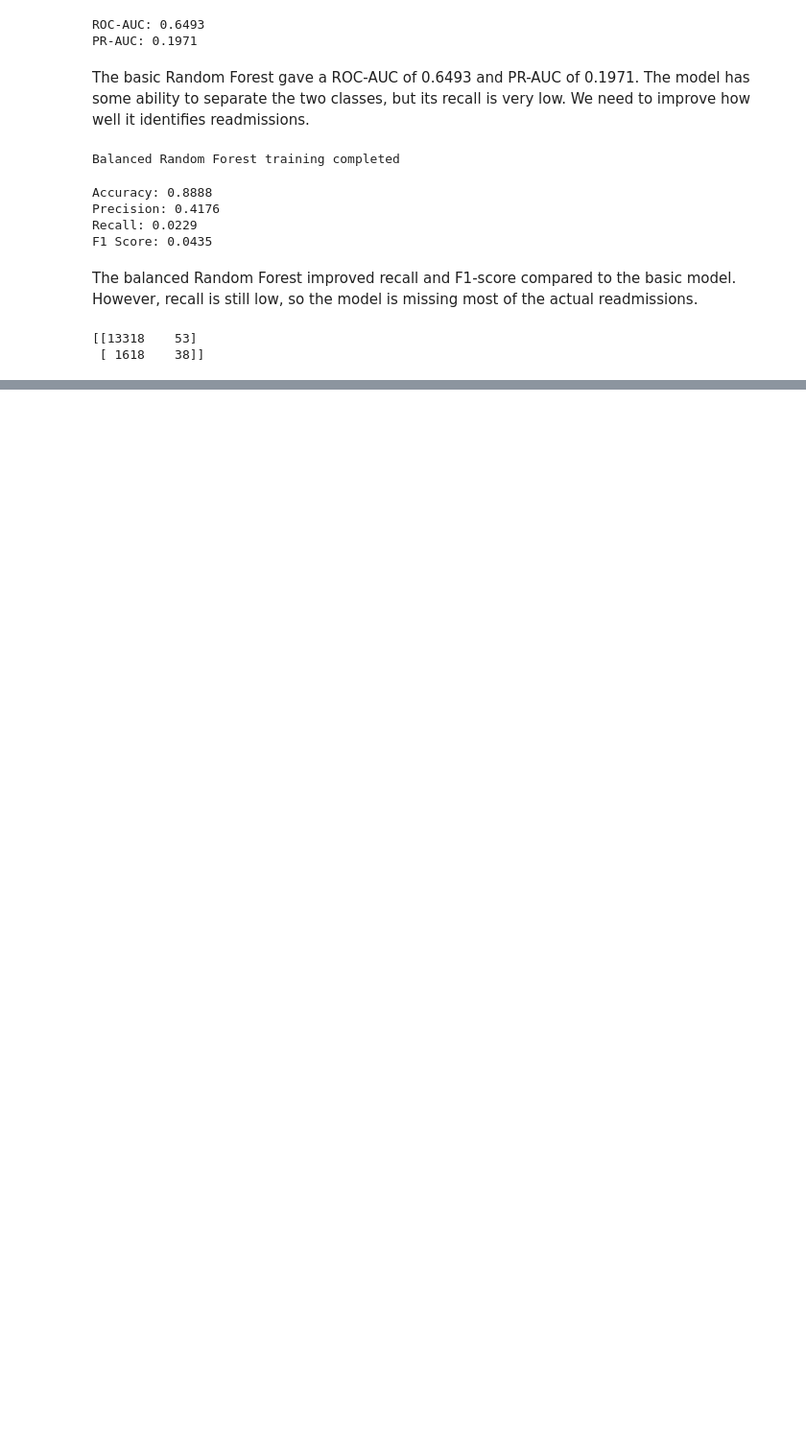
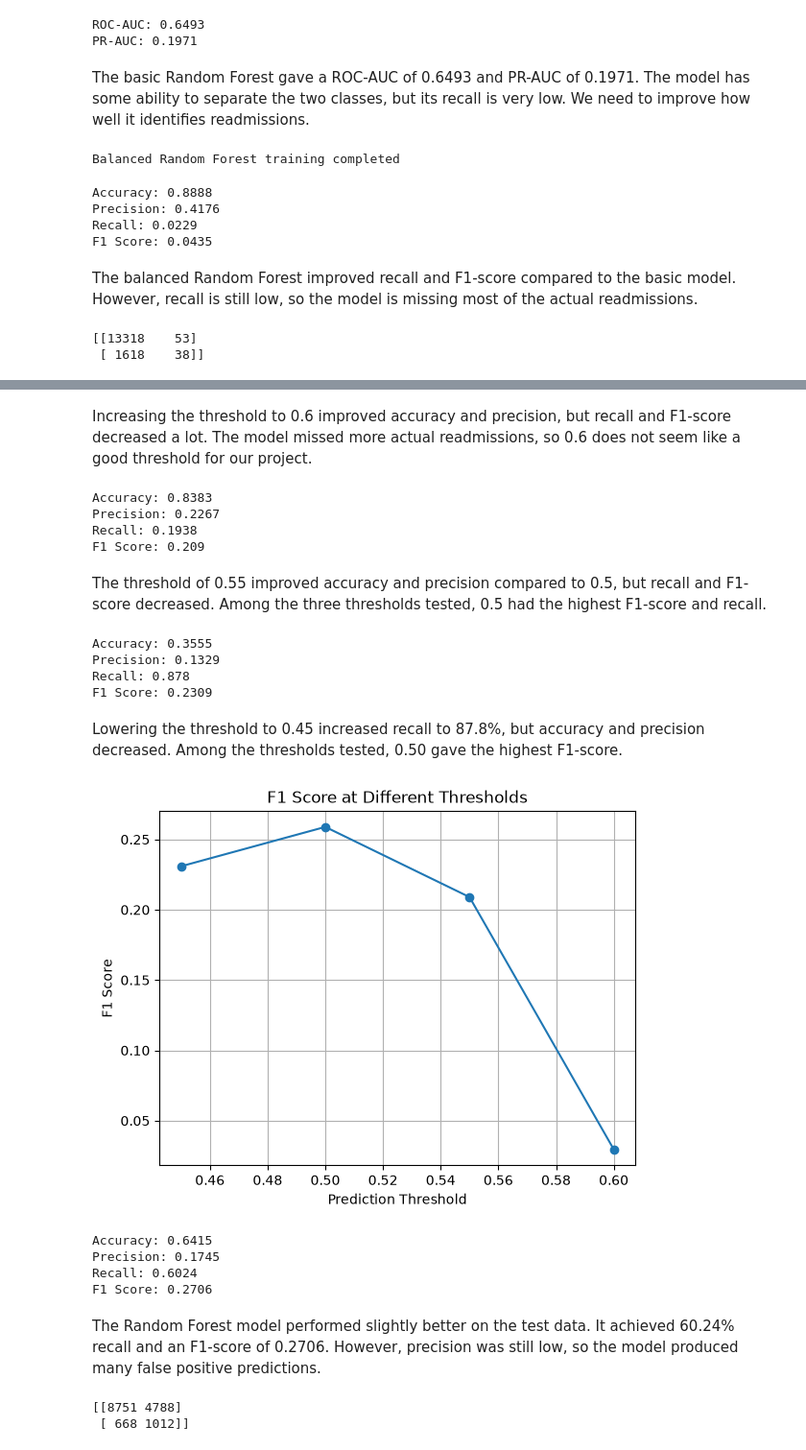
Before and after one commit to Suyog-Dhakal/Diabetes-Readmission-Prediction-ML, a Jupyter notebook: notebook/random_forest.ipynb, the cells around one changed output, grey strips where cells are left out. Shown at 96% size. Cells and saved outputs as stored; diff of their text form; code cells hidden in the pictures; blank space fills up the shorter version.

Commit message:
Complete Random Forest training and evaluation

```diff
--- a/notebook/random_forest.ipynb
+++ b/notebook/random_forest.ipynb
@@ -136,0 +265,65 @@ print(cm2)
+# %% [markdown]
+Increasing the threshold to 0.6 improved accuracy and precision, but recall and F1-score decreased a lot. The model missed more actual readmissions, so 0.6 does not seem like a good threshold for our project.
+# %%
+# Trying threshold 0.55
+y_pred6 = (y_prob4 >= 0.55).astype(int)
+print("Accuracy:", round(accuracy_score(y_val, y_pred6), 4))
+print("Precision:", round(precision_score(y_val, y_pred6, zero_division=0), 4))
+print("Recall:", round(recall_score(y_val, y_pred6), 4))
+print("F1 Score:", round(f1_score(y_val, y_pred6), 4))
+# %% [output]
+Accuracy: 0.8383
+Precision: 0.2267
+Recall: 0.1938
+F1 Score: 0.209
+# %% [markdown]
+
+The threshold of 0.55 improved accuracy and precision compared to 0.5, but recall and F1-score decreased. Among the three thresholds tested, 0.5 had the highest F1-score and recall.
+# %%
+# Trying threshold 0.45
+y_pred7 = (y_prob4 >= 0.45).astype(int)
+print("Accuracy:", round(accuracy_score(y_val, y_pred7), 4))
+print("Precision:", round(precision_score(y_val, y_pred7), 4))
+print("Recall:", round(recall_score(y_val, y_pred7), 4))
+print("F1 Score:", round(f1_score(y_val, y_pred7), 4))
+# %% [output]
+Accuracy: 0.3555
+Precision: 0.1329
+Recall: 0.878
+F1 Score: 0.2309
+# %% [markdown]
+Lowering the threshold to 0.45 increased recall to 87.8%, but accuracy and precision decreased. Among the thresholds tested, 0.50 gave the highest F1-score.
+# %%
+# Threshold values
+thresholds = [0.45, 0.50, 0.55, 0.60]
+# F1-scores from our results
+f1_scores = [0.2309, 0.2589, 0.2090, 0.0296]
+plt.plot(thresholds, f1_scores, marker='o')
+plt.title('F1 Score at Different Thresholds')
+plt.xlabel('Prediction Threshold')
+plt.ylabel('F1 Score')
+plt.grid(True)
+plt.show()
+# %% [output]
+[figure, added]
+# %%
+# Test the selected Random Forest model
+y_test_pred = rf4.predict(X_test)
+print("Accuracy:", round(accuracy_score(y_test, y_test_pred), 4))
+print("Precision:", round(precision_score(y_test, y_test_pred, zero_division=0), 4))
+print("Recall:", round(recall_score(y_test, y_test_pred), 4))
+print("F1 Score:", round(f1_score(y_test, y_test_pred), 4))
+# %% [output]
+Accuracy: 0.6415
+Precision: 0.1745
+Recall: 0.6024
+F1 Score: 0.2706
+# %% [markdown]
+The Random Forest model performed slightly better on the test data. It achieved 60.24% recall and an F1-score of 0.2706. However, precision was still low, so the model produced many false positive predictions.
+# %%
+# Confusion matrix for test data
+cm_test = confusion_matrix(y_test, y_test_pred)
+print(cm_test)
+# %% [output]
+[[8751 4788]
+ [ 668 1012]]
```
Also changed, not shown: parts of 20 cells of this notebook, 1 other file.
